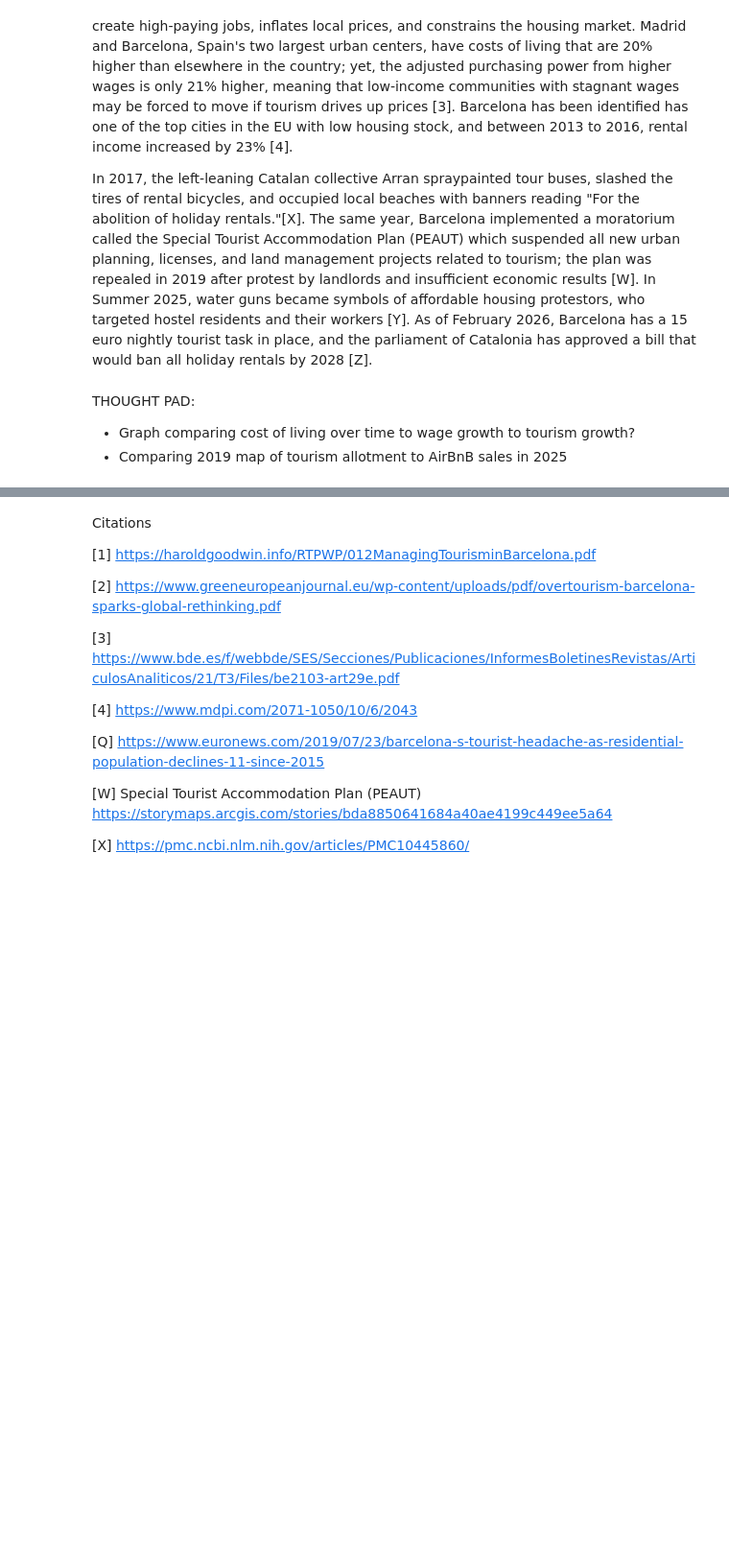
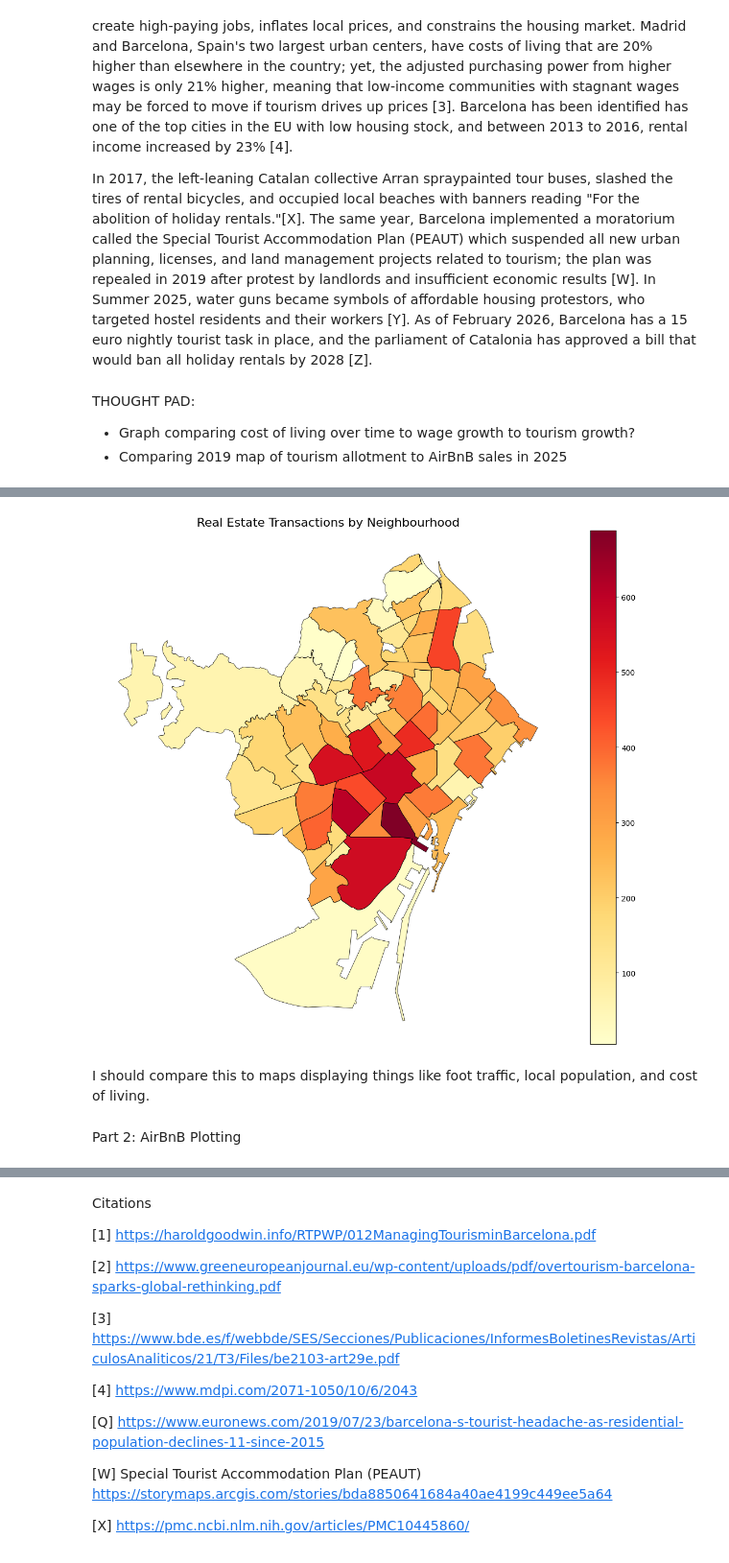
Before and after one commit to ganon-evans-capp/ds-20195-GE-final-project, a Jupyter notebook: Data_and_the_State_Final_Project_GE.ipynb, the cells around one changed output, grey strips where cells are left out. Shown at 96% size. Saved outputs shown, nothing was run; the diff lists cells and outputs as text; code cells hidden in the pictures; blank space fills up the shorter version.

```diff
--- a/Data_and_the_State_Final_Project_GE.ipynb
+++ b/Data_and_the_State_Final_Project_GE.ipynb
@@ -30,0 +35,3 @@ barcelona_neighborhoods = gpd.read_file("neighbourhoods.geojson")
+# %%
+#Since the real_estate_df is in Catalan, I do some cleaning of the headers
+real_estate_df = real_estate_df.rename(columns={"Nom_Barri": "neighbourhood", "Tipologia_Us_Desc": "property_use", "Nombre": "transaction_count"})
@@ -30,0 +42,17 @@ barcelona_neighborhoods = gpd.read_file("neighbourhoods.geojson")
+# %%
+real_estate_df = real_estate_df.loc[real_estate_df["property_use"].isin(["Residencial", "Turístic"])]
+
+real_estate_df["property_use"] = real_estate_df["property_use"].replace({
+    "Residencial": "Residential",
+    "Turístic": "Tourist"
+})
+
+#NA values were listed as "..", so I turned everything into a number and dropped the empty rows
+real_estate_df["transaction_count"] = pd.to_numeric(real_estate_df["transaction_count"], errors="coerce")
+real_estate_df = real_estate_df.dropna(subset=["transaction_count"])
+
+real_estate_joined_df = barcelona_neighborhoods.merge(real_estate_df, on="neighbourhood", how="right")
+
+neighbourhood_rs_choro = real_estate_joined_df.dissolve(by="neighbourhood", aggfunc={"transaction_count": "sum"}).reset_index()
+
+neighbourhood_rs_choro.to_crs(BAR_EPSG)
@@ -30,0 +73,23 @@ barcelona_neighborhoods = gpd.read_file("neighbourhoods.geojson")
+# %%
+fig, ax = plt.subplots(1, 1, figsize=(12, 10))
+neighbourhood_rs_choro.plot(
+    column="transaction_count",
+    cmap="YlOrRd",
+    legend=True,
+    ax=ax,
+)
+neighbourhood_rs_choro.boundary.plot(
+    ax=ax,
+    edgecolor="black",
+    linewidth=0.5
+)
+ax.set_title("Real Estate Transactions by Neighbourhood", fontsize=16)
+ax.axis("off")
+plt.tight_layout()
+plt.show()
+# %% [output]
+[figure, added]
+# %% [markdown]
+I should compare this to maps displaying things like foot traffic, local population, and cost of living.
+# %% [markdown]
+Part 2: AirBnB Plotting
```
Also changed, not shown: parts of 8 cells of this notebook.
